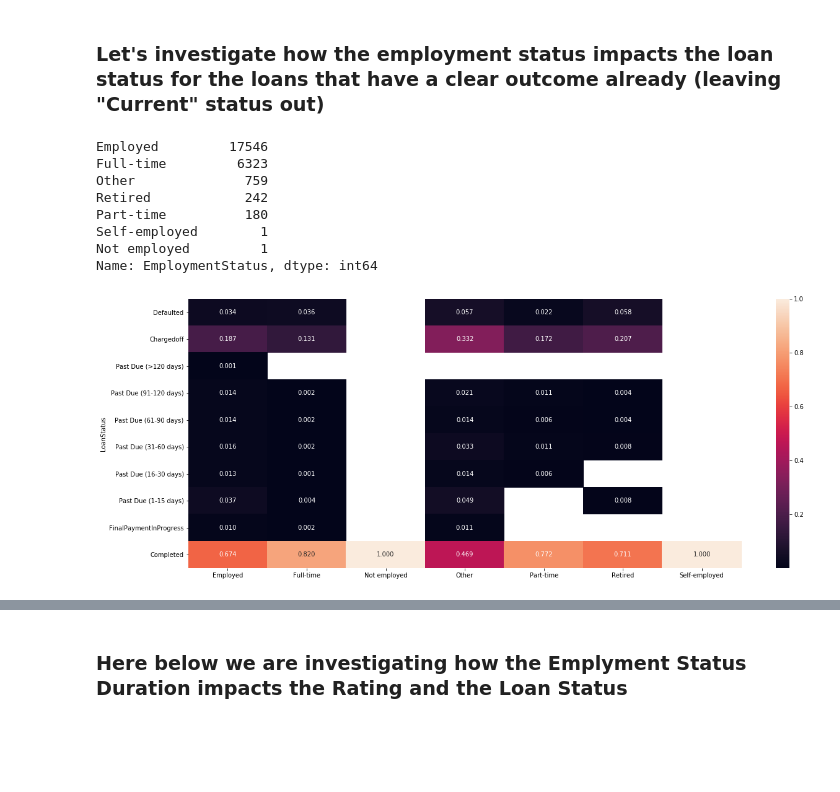
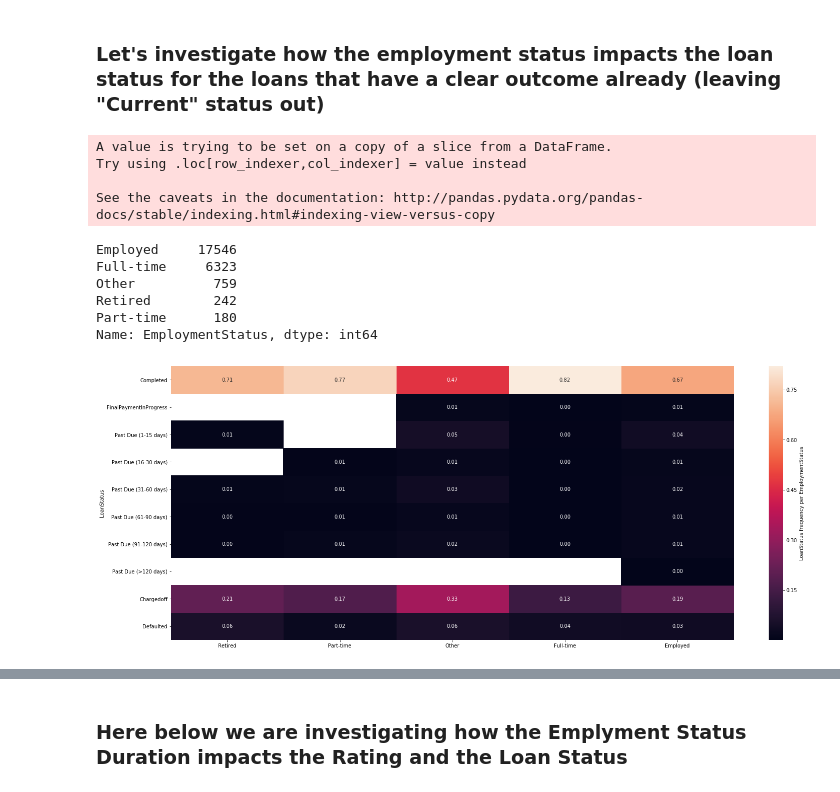
Before and after one commit to FedericoFin/ProsperLoan-Data-Visualization, a Jupyter notebook: Prosper Loan - Data Visualization.ipynb, the cells around one changed output, grey strips where cells are left out. Cells and saved outputs as stored; diff of their text form; code cells hidden in the pictures; blank space fills up the shorter version.

```diff
--- a/Prosper Loan - Data Visualization.ipynb
+++ b/Prosper Loan - Data Visualization.ipynb
@@ -854,21 +857,21 @@ plt.xlim(.5,6.5);
 # %% [markdown]
 ### Let's investigate how the employment status impacts the loan status for the loans that have a clear outcome already (leaving "Current" status out)
+# %%
+# Let's create a new dataset without the datapoints for the employment statuses "Self-employed" and "Not employed",
+# as there are not enough occurrences to make them meaningful
+LoanDataOutcomeWONo_Self = LoanDataOutcome.query('EmploymentStatus != "Self-employed" and  EmploymentStatus != "Not employed"')
+
+# Let's re-arrange the EmploymentStatus order, leavint the "Self-employed" and "Not employed" statuses out
+level_order = ['Other','Retired','Part-time','Full-time','Employed']
+ordered_cat = pd.api.types.CategoricalDtype(ordered = True, categories = level_order)
+LoanDataOutcomeWONo_Self['EmploymentStatus'] = LoanDataOutcomeWONo_Self['EmploymentStatus'].astype(ordered_cat)
+# %% [output]
+A value is trying to be set on a copy of a slice from a DataFrame.
+Try using .loc[row_indexer,col_indexer] = value instead
+
+See the caveats in the documentation: http://pandas.pydata.org/pandas-docs/stable/indexing.html#indexing-view-versus-copy
 # %%
-# Let's create a new dataset with the count of the datapoint for each combination of "EmploymentStatus" and
-# "LoanStatus"
-
-ct_counts = LoanDataOutcome.groupby(['EmploymentStatus', 'LoanStatus']).size()
+# Let's create a new dataset with the count of the datapoint for each combination of "EmploymentStatus" and  "LoanStatus"
+ct_counts = LoanDataOutcomeWONo_Self.groupby(['EmploymentStatus', 'LoanStatus']).size()
 ct_counts = ct_counts.reset_index(name = 'count')
 ct_counts = ct_counts.pivot(index = 'LoanStatus', columns = 'EmploymentStatus', values = 'count')
-# %%
-emp_vc = LoanDataOutcome.EmploymentStatus.value_counts()
-emp_vc
-# %% [output]
-Employed         17546
-Full-time         6323
-Other              759
-Retired            242
-Part-time          180
-Self-employed        1
-Not employed         1
-Name: EmploymentStatus, dtype: int64
@@ -876,0 +878,11 @@ adj = ct_counts/emp_vc
+# %%
+# let's count the number of records for each employment status
+emp_vc = LoanDataOutcomeWONo_Self.EmploymentStatus.value_counts()
+emp_vc
+# %% [output]
+Employed     17546
+Full-time     6323
+Other          759
+Retired        242
+Part-time      180
+Name: EmploymentStatus, dtype: int64
@@ -877,5 +892,7 @@ adj = ct_counts/emp_vc
 # %%
-plt.figure(figsize = [20, 8])
-sns.heatmap(adj, annot = True, fmt = '.3f');
+plt.figure(figsize = [25, 10])
+ax=sns.heatmap(adj, annot = True, fmt = '.2f', cbar_kws = {'label' : 'LoanStatus frequency per EmploymentStatus'});
+ax.invert_xaxis()
+ax.invert_yaxis()
 # %% [output]
-[figure, old version]
+[figure, new version]
```
Also changed, not shown: parts of 66 cells of this notebook.
